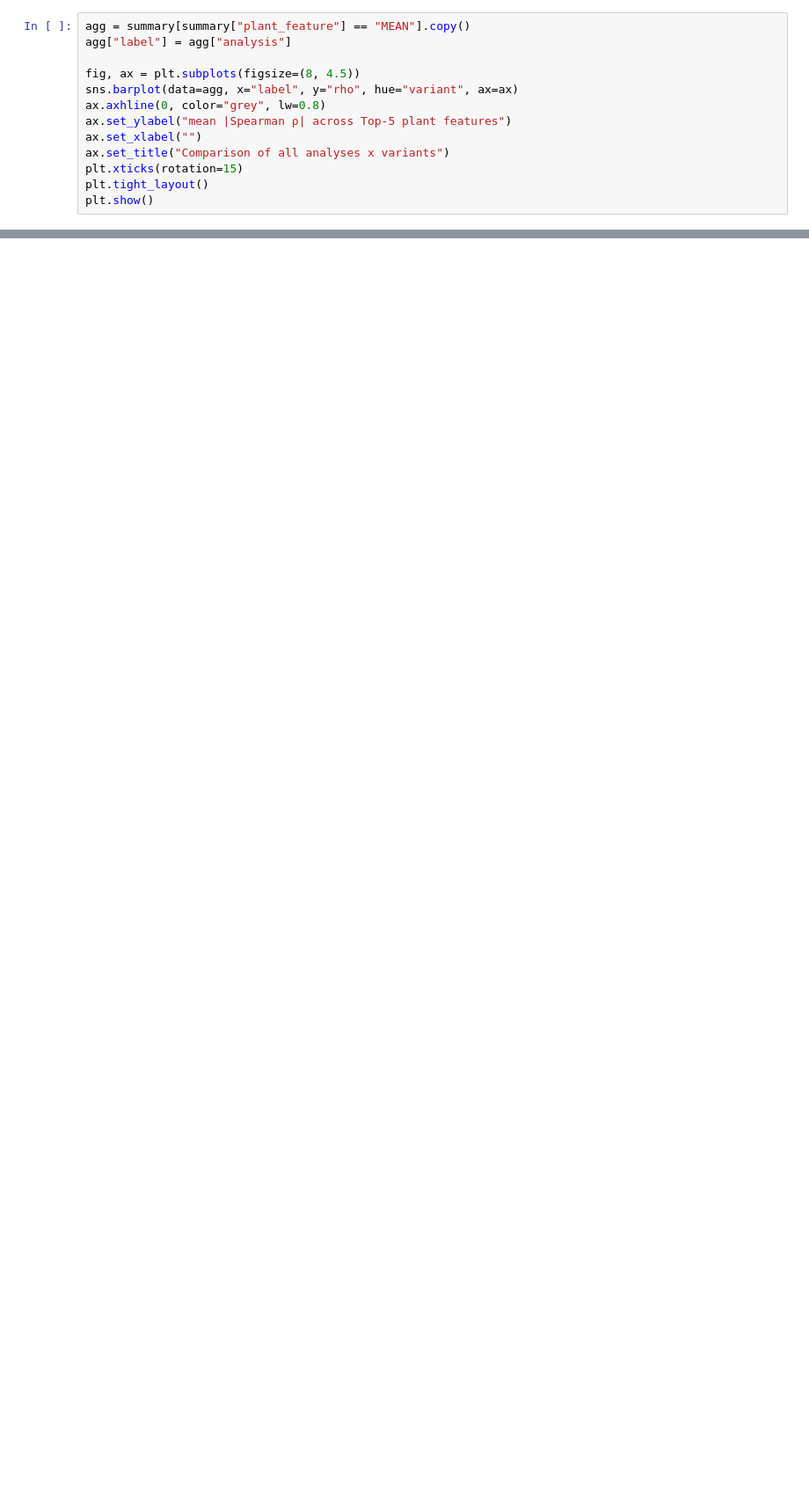
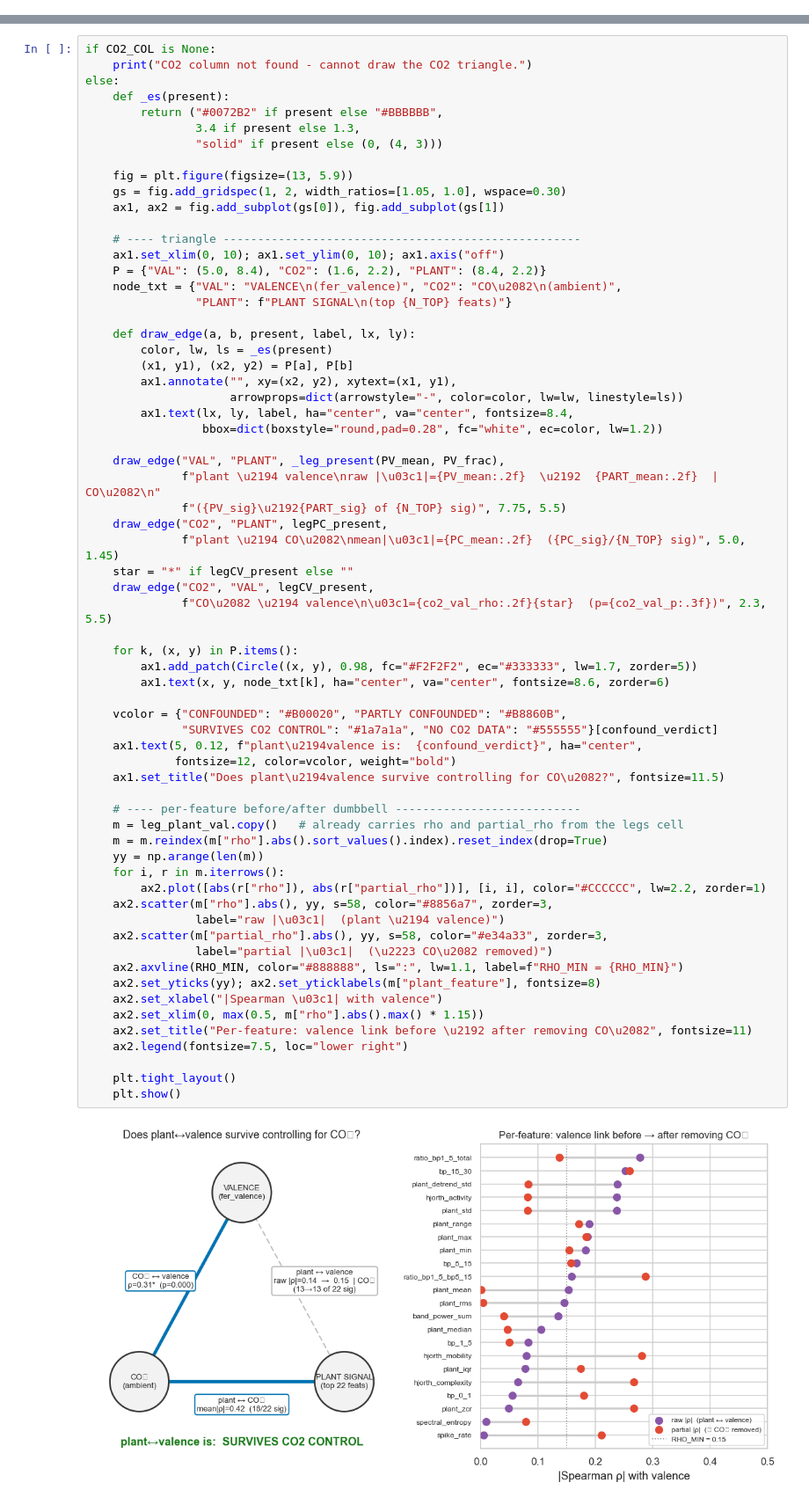
Before and after one commit to JakobJetter/COIN2026_Team-1_Plant-Emotion-Detector, a Jupyter notebook: notebooks/05_Correlation_Analysis.ipynb, the cells around one changed output, grey strips where cells are left out. Shown at 88% size. Saved outputs shown, nothing was run; the diff lists cells and outputs as text; blank space fills up the shorter version.

```diff
--- a/notebooks/05_Correlation_Analysis.ipynb
+++ b/notebooks/05_Correlation_Analysis.ipynb
@@ -571,13 +0,0 @@ Saved 72 rows to C:\Uni Koeln\COIN_Project\COIN2026_Team-1_Plant-Emotion-Detecto
-# %%
-agg = summary[summary["plant_feature"] == "MEAN"].copy()
-agg["label"] = agg["analysis"]
-
-fig, ax = plt.subplots(figsize=(8, 4.5))
-sns.barplot(data=agg, x="label", y="rho", hue="variant", ax=ax)
-ax.axhline(0, color="grey", lw=0.8)
-ax.set_ylabel("mean |Spearman ρ| across Top-5 plant features")
-ax.set_xlabel("")
-ax.set_title("Comparison of all analyses x variants")
-plt.xticks(rotation=15)
-plt.tight_layout()
-plt.show()
@@ -677,0 +460,67 @@ signals.
+# %%
+if CO2_COL is None:
+    print("CO2 column not found - cannot draw the CO2 triangle.")
+else:
+    def _es(present):
+        return ("#0072B2" if present else "#BBBBBB",
+                3.4 if present else 1.3,
+                "solid" if present else (0, (4, 3)))
+
+    fig = plt.figure(figsize=(13, 5.9))
+    gs = fig.add_gridspec(1, 2, width_ratios=[1.05, 1.0], wspace=0.30)
+    ax1, ax2 = fig.add_subplot(gs[0]), fig.add_subplot(gs[1])
+
+    # ---- triangle ----------------------------------------------------
+    ax1.set_xlim(0, 10); ax1.set_ylim(0, 10); ax1.axis("off")
+    P = {"VAL": (5.0, 8.4), "CO2": (1.6, 2.2), "PLANT": (8.4, 2.2)}
+    node_txt = {"VAL": "VALENCE\n(fer_valence)", "CO2": "CO\u2082\n(ambient)",
+                "PLANT": f"PLANT SIGNAL\n(top {N_TOP} feats)"}
+
+    def draw_edge(a, b, present, label, lx, ly):
+        color, lw, ls = _es(present)
+        (x1, y1), (x2, y2) = P[a], P[b]
+        ax1.annotate("", xy=(x2, y2), xytext=(x1, y1),
+                     arrowprops=dict(arrowstyle="-", color=color, lw=lw, linestyle=ls))
+        ax1.text(lx, ly, label, ha="center", va="center", fontsize=8.4,
+                 bbox=dict(boxstyle="round,pad=0.28", fc="white", ec=color, lw=1.2))
+
+    draw_edge("VAL", "PLANT", _leg_present(PV_mean, PV_frac),
+              f"plant \u2194 valence\nraw |\u03c1|={PV_mean:.2f}  \u2192  {PART_mean:.2f}  | CO\u2082\n"
+              f"({PV_sig}\u2192{PART_sig} of {N_TOP} sig)", 7.75, 5.5)
+    draw_edge("CO2", "PLANT", legPC_present,
+              f"plant \u2194 CO\u2082\nmean|\u03c1|={PC_mean:.2f}  ({PC_sig}/{N_TOP} sig)", 5.0, 1.45)
+    star = "*" if legCV_present else ""
+    draw_edge("CO2", "VAL", legCV_present,
+              f"CO\u2082 \u2194 valence\n\u03c1={co2_val_rho:.2f}{star}  (p={co2_val_p:.3f})", 2.3, 5.5)
+
+    for k, (x, y) in P.items():
+        ax1.add_patch(Circle((x, y), 0.98, fc="#F2F2F2", ec="#333333", lw=1.7, zorder=5))
+        ax1.text(x, y, node_txt[k], ha="center", va="center", fontsize=8.6, zorder=6)
+
+    vcolor = {"CONFOUNDED": "#B00020", "PARTLY CONFOUNDED": "#B8860B",
+              "SURVIVES CO2 CONTROL": "#1a7a1a", "NO CO2 DATA": "#555555"}[confound_verdict]
+    ax1.text(5, 0.12, f"plant\u2194valence is:  {confound_verdict}", ha="center",
+             fontsize=12, color=vcolor, weight="bold")
+    ax1.set_title("Does plant\u2194valence survive controlling for CO\u2082?", fontsize=11.5)
+
+    # ---- per-feature before/after dumbbell ---------------------------
+    m = leg_plant_val.copy()   # already carries rho and partial_rho from the legs cell
+    m = m.reindex(m["rho"].abs().sort_values().index).reset_index(drop=True)
+    yy = np.arange(len(m))
+    for i, r in m.iterrows():
+        ax2.plot([abs(r["rho"]), abs(r["partial_rho"])], [i, i], color="#CCCCCC", lw=2.2, zorder=1)
+    ax2.scatter(m["rho"].abs(), yy, s=58, color="#8856a7", zorder=3,
+                label="raw |\u03c1|  (plant \u2194 valence)")
+    ax2.scatter(m["partial_rho"].abs(), yy, s=58, color="#e34a33", zorder=3,
+                label="partial |\u03c1|  (\u2223 CO\u2082 removed)")
+    ax2.axvline(RHO_MIN, color="#888888", ls=":", lw=1.1, label=f"RHO_MIN = {RHO_MIN}")
+    ax2.set_yticks(yy); ax2.set_yticklabels(m["plant_feature"], fontsize=8)
+    ax2.set_xlabel("|Spearman \u03c1| with valence")
+    ax2.set_xlim(0, max(0.5, m["rho"].abs().max() * 1.15))
+    ax2.set_title("Per-feature: valence link before \u2192 after removing CO\u2082", fontsize=11)
+    ax2.legend(fontsize=7.5, loc="lower right")
+
+    plt.tight_layout()
+    plt.show()
+# %% [output]
+[figure, added]
```
Also changed, not shown: parts of 45 cells of this notebook, 2 other files.
